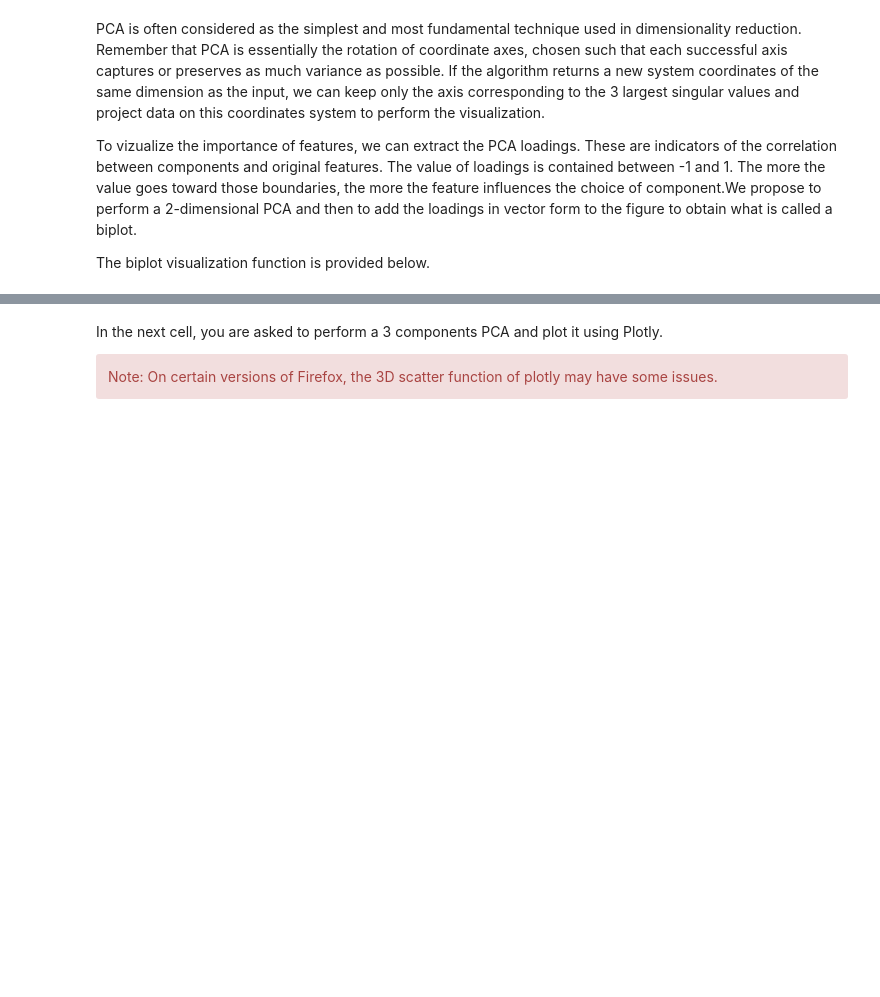
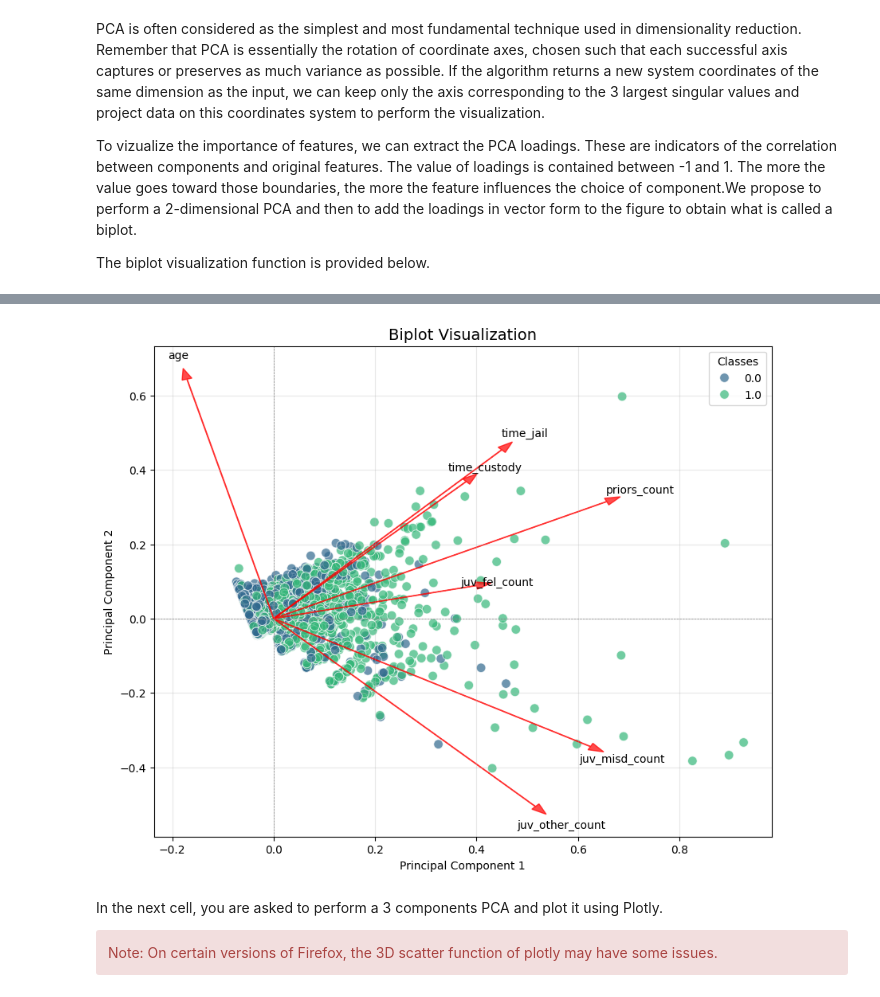
Before and after one commit to Edouard1000/Hackaton3, a Jupyter notebook: H3-Clustering-Student.ipynb, the cells around one changed output, grey strips where cells are left out. Drawn from its saved outputs; the diff is of its cells as text; code cells hidden in the pictures; blank space fills up the shorter version.

```diff
--- a/H3-Clustering-Student.ipynb
+++ b/H3-Clustering-Student.ipynb
@@ -679,3 +609,83 @@ ValueError: Found array with 0 sample(s) (shape=(0, 16)) while a minimum of 1 is
+# %%
+"""
+CELL N°2.2.1 : Principal Component Analysis (2D)
+
+@pre:  A pandas.DataFrame `X` containing the dataset and labels `y`
+@post: A PCA visualization in 2D where points are colored with respect to true labels `y`
+"""
+
+
+def biplot_visualization(X, y, columns=None):
+    """
+    Plot a biplot graph: the scaled data after applying a 2D PCA with loadings in vector forms.
+
+    :param pca: PCA object
+    :param X: a n by m matrix (or DataFrame), containing the input prior to the PCA transformation
+    :param y: a vector of length n containing the target
+    :param columns: a list of length m contained the names of the columns
+        If not given, X.columns will be used
+    """
+    pca = PCA(n_components=2)
+    X = pca.fit_transform(X)
+
+    columns = (
+        columns
+        if columns is not None
+        else X.columns
+        if isinstance(X, pd.DataFrame)
+        else [f"Feature {i+1}" for i in range(X.shape[1])]
+    )
+
+    # Normalize data for scaling
+    X_normalized = X / (X.max(axis=0) - X.min(axis=0))
+
+    df = pd.DataFrame(data=X_normalized, columns=["PC1", "PC2"])
+
+    # Prepare loadings (vector components)
+    loadings = pca.components_.T * np.sqrt(pca.explained_variance_)
+
+    loadings_df = pd.DataFrame(loadings, columns=["PC1", "PC2"], index=columns)
+
+    # Create scatter plot
+    plt.figure(figsize=(10, 8))
+    sns.scatterplot(x=df["PC1"], y=df["PC2"], hue=y, palette="viridis", s=70, alpha=0.7)
+
+    # Add vectors for loadings
+    for index, row in loadings_df.iterrows():
+        plt.arrow(
+            0,
+            0,
+            row.PC1,
+            row.PC2,
+            color="red",
+            alpha=0.7,
+            head_width=0.02,
+            head_length=0.03,
+        )
+        plt.text(
+            row.PC1 * 1.1,
+            row.PC2 * 1.1,
+            index,
+            color="black",
+            ha="center",
+            va="center",
+            fontsize=10,
+        )
+
+    # Labels and limits
+    plt.title("Biplot Visualization", fontsize=14)
+    plt.xlabel("Principal Component 1")
+    plt.ylabel("Principal Component 2")
+    plt.axhline(0, color="gray", linestyle="--", linewidth=0.5)
+    plt.axvline(0, color="gray", linestyle="--", linewidth=0.5)
+    plt.grid(alpha=0.3)
+    plt.legend(title="Classes", loc="best")
+    plt.show()
+
+
+biplot_visualization(X, y, columns=df.columns)
+# %% [output]
+[figure, added]
 # %% [markdown]
 In the next cell, you are asked to perform a 3 components PCA and plot it using Plotly.
 <div class="alert alert-danger">
```
Also changed, not shown: parts of 9 cells of this notebook.
